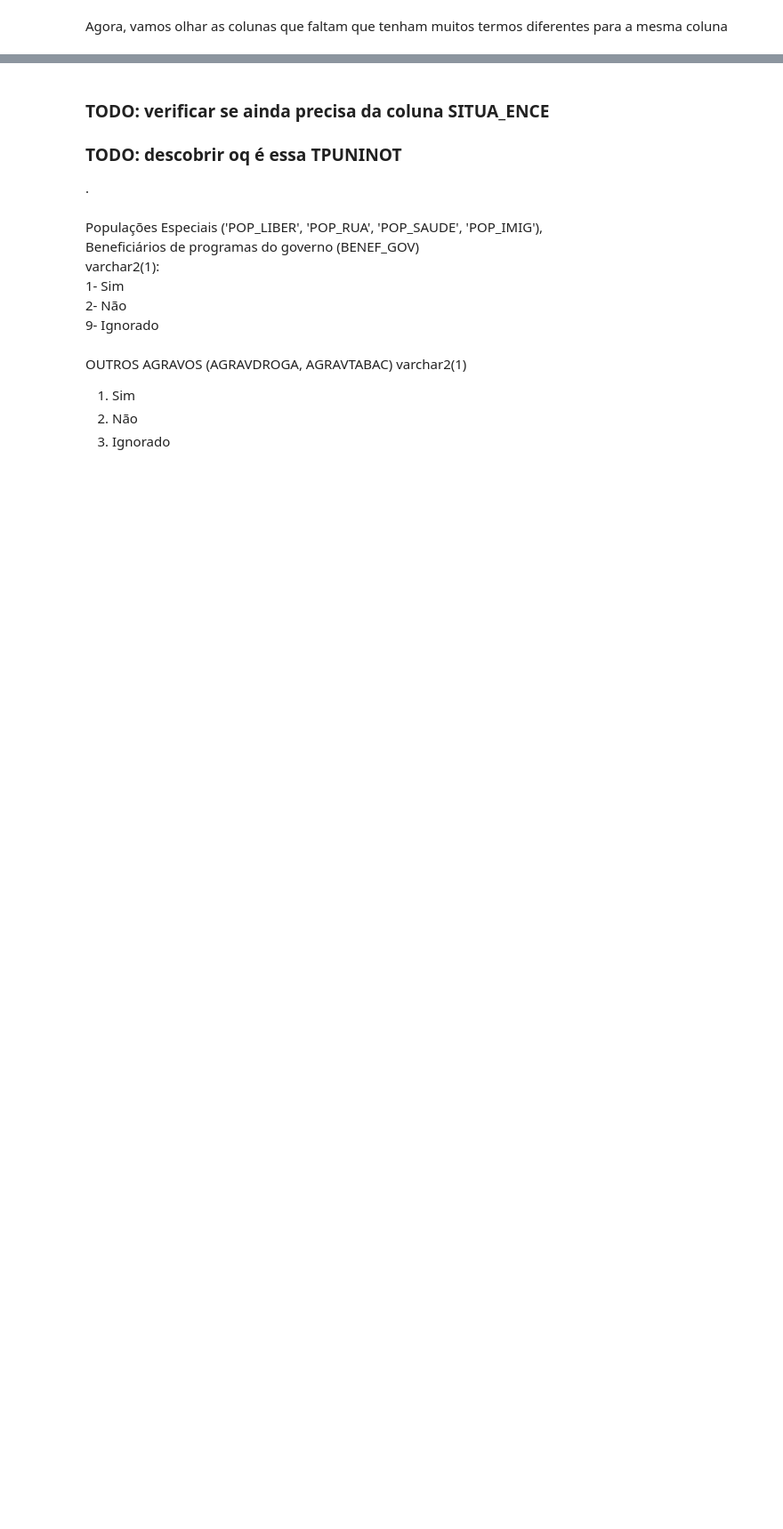
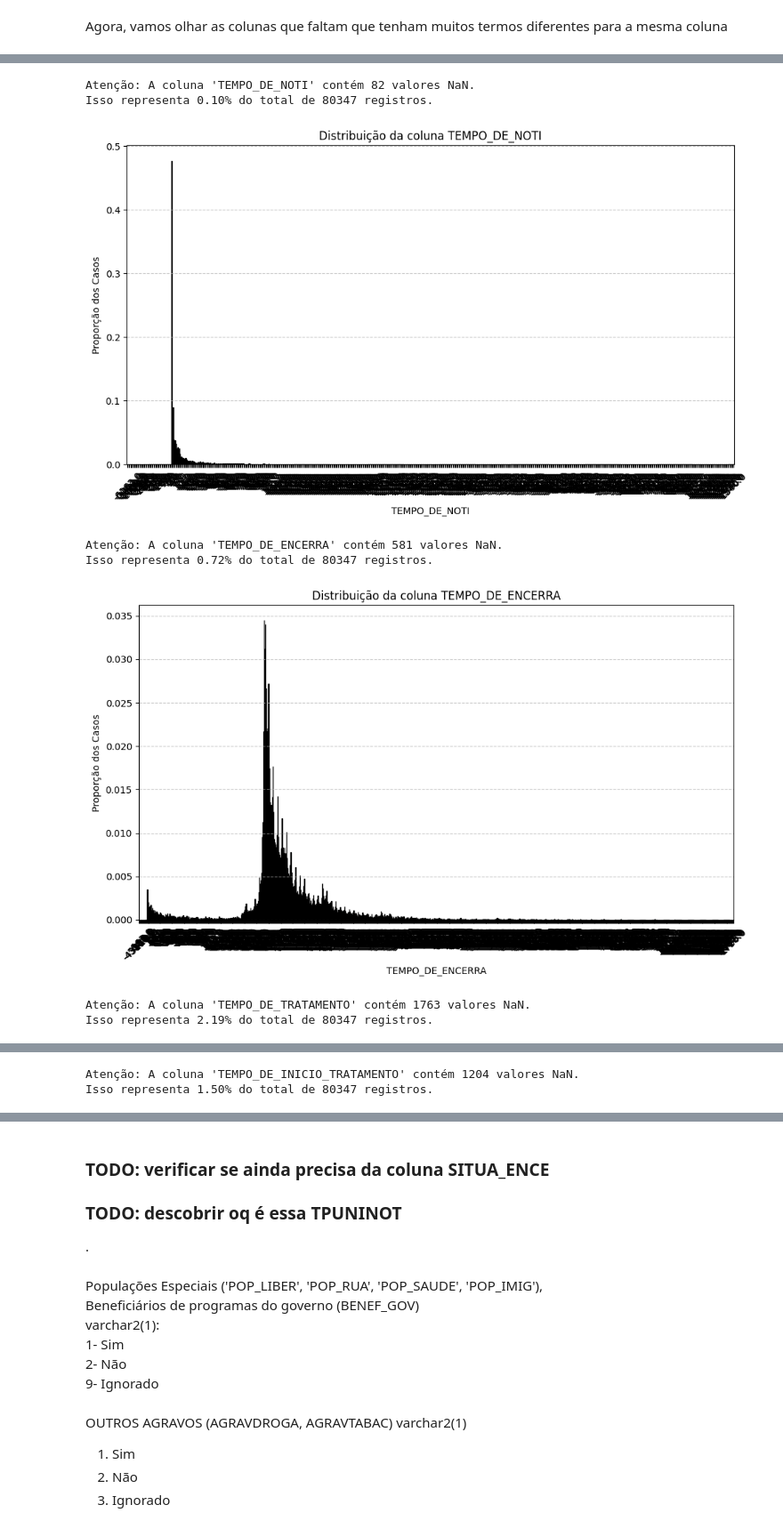
Before and after one commit to FreitasVarejo/MC853-Project, a Jupyter notebook: lab01/notebook.ipynb, the cells around one changed output, grey strips where cells are left out. Shown at 89% size. Saved outputs shown, nothing was run; the diff lists cells and outputs as text; code cells hidden in the pictures; blank space fills up the shorter version.

```diff
--- a/lab01/notebook.ipynb
+++ b/lab01/notebook.ipynb
@@ -705,3 +694,5 @@ df_cleaned_columns = df_cleaned_columns[df_cleaned_columns["FORMA"].isin([1, 2])
+# %%
+df_cleaned_columns["NU_COMU_EX"] = pd.to_numeric(df_cleaned_columns["NU_COMU_EX"], errors="coerce").dropna().astype(int)
 # %% [markdown]
 **AGRAVOS**<br>
 AGRAVOS (AGRAVAIDS, AGRAVALCOO, AGRAVDIABE, AGRAVDOENC, AGRAVOUTRA) varchar2(1) <br>
@@ -793,0 +786,2 @@ colunas_separadas = [
+# %%
+df_cleaned_columns = df_cleaned_columns.drop(columns=['DT_DIGITA'])
@@ -793,0 +794,26 @@ colunas_separadas = [
+# %%
+df_cleaned_columns['DT_DIAG'] = pd.to_datetime(df_cleaned_columns['DT_DIAG'], errors='coerce')
+df_cleaned_columns['DT_NOTI_AT'] = pd.to_datetime(df_cleaned_columns['DT_NOTI_AT'], errors='coerce')
+df_cleaned_columns['DT_ENCERRA'] = pd.to_datetime(df_cleaned_columns['DT_ENCERRA'], errors='coerce')
+df_cleaned_columns['DT_INIC_TR'] = pd.to_datetime(df_cleaned_columns['DT_INIC_TR'], errors='coerce')
+
+df_cleaned_columns['TEMPO_DE_NOTI'] = (df_cleaned_columns['DT_NOTI_AT'] - df_cleaned_columns['DT_DIAG']).dt.days
+df_cleaned_columns['TEMPO_DE_ENCERRA'] = (df_cleaned_columns['DT_ENCERRA'] - df_cleaned_columns['DT_DIAG']).dt.days
+df_cleaned_columns['TEMPO_DE_TRATAMENTO'] = (df_cleaned_columns['DT_ENCERRA'] - df_cleaned_columns['DT_INIC_TR']).dt.days
+df_cleaned_columns['TEMPO_DE_INICIO_TRATAMENTO'] = (df_cleaned_columns['DT_INIC_TR'] - df_cleaned_columns['DT_DIAG']).dt.days
+# %%
+colunas_separadas = [
+    'TEMPO_DE_NOTI', 'TEMPO_DE_ENCERRA', 'TEMPO_DE_TRATAMENTO', 'TEMPO_DE_INICIO_TRATAMENTO'
+]
+
+for coluna in colunas_separadas:
+    checar_nan(df_cleaned_columns, nome_coluna=coluna)
+# %% [output]
+Atenção: A coluna 'TEMPO_DE_NOTI' contém 82 valores NaN.
+Isso representa 0.10% do total de 80347 registros.
+[figure, added]
+Atenção: A coluna 'TEMPO_DE_ENCERRA' contém 581 valores NaN.
+Isso representa 0.72% do total de 80347 registros.
+[figure, added]
+Atenção: A coluna 'TEMPO_DE_TRATAMENTO' contém 1763 valores NaN.
+Isso representa 2.19% do total de 80347 registros.
@@ -793,0 +821,2 @@ colunas_separadas = [
+Atenção: A coluna 'TEMPO_DE_INICIO_TRATAMENTO' contém 1204 valores NaN.
+Isso representa 1.50% do total de 80347 registros.
```
Also changed, not shown: parts of 61 cells of this notebook, 2 other files.
